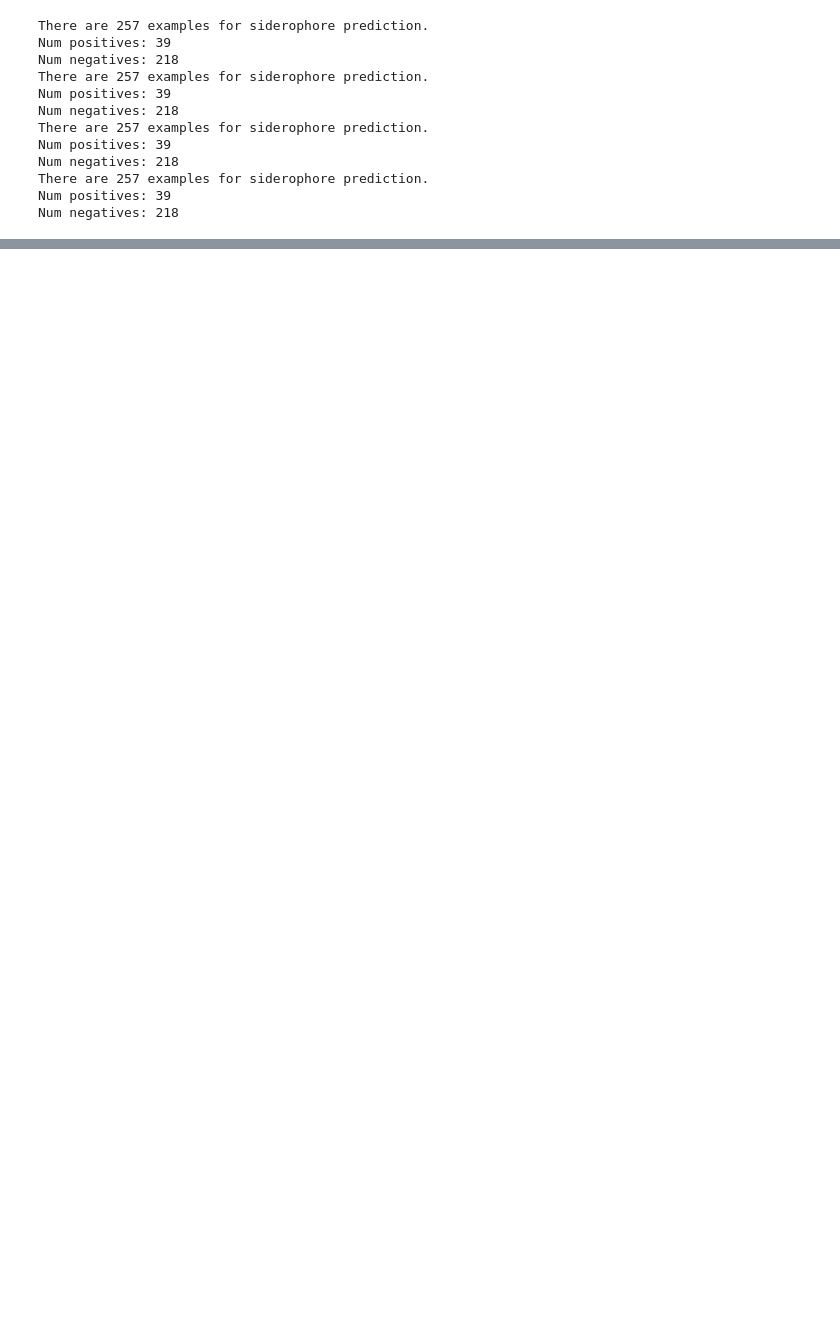
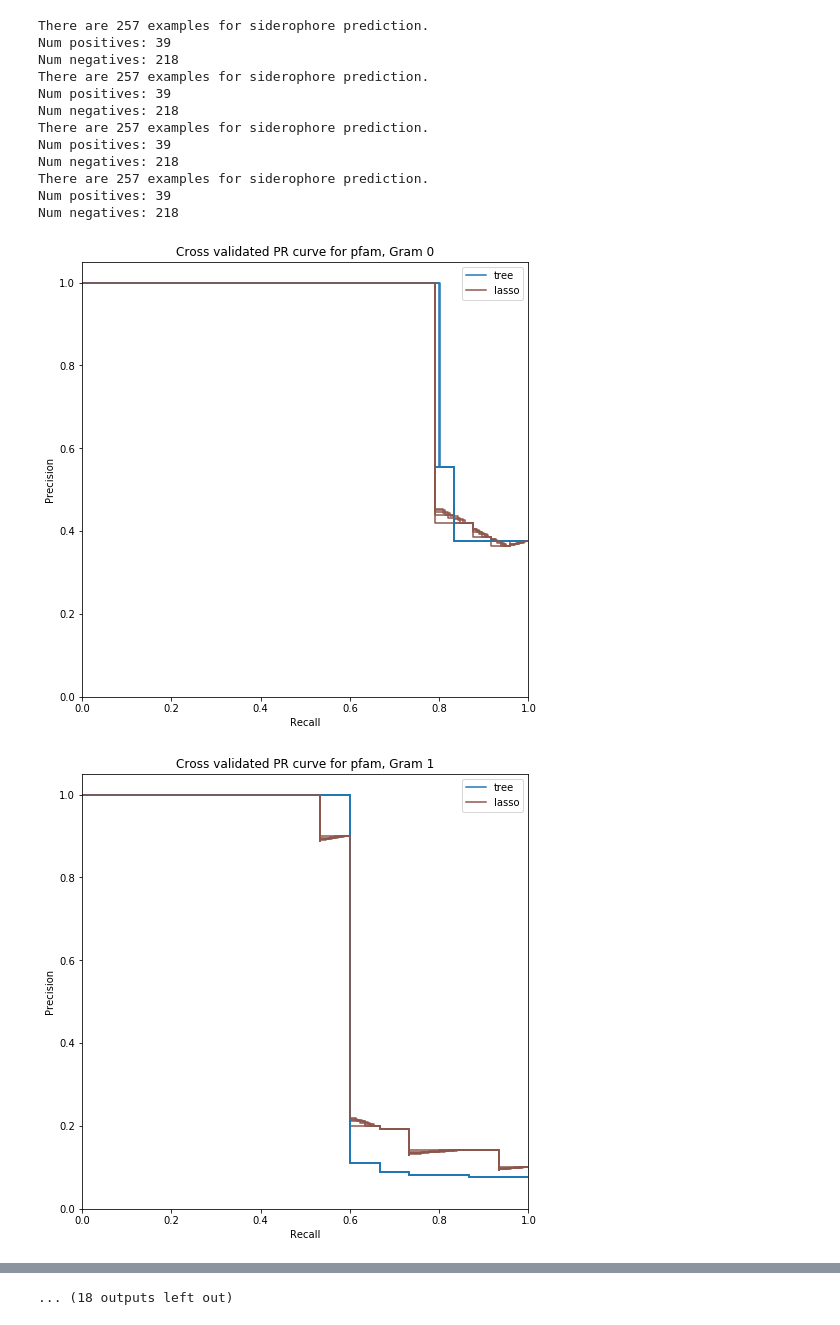
Before and after one commit to nickbhat/bgc_tran, a Jupyter notebook: full_stability.ipynb, the cells around one changed output, grey strips where cells are left out. Drawn from its saved outputs; the diff is of its cells as text; code cells hidden in the pictures; blank space fills up the shorter version.

Commit message:
Finalized pr curve, lasso coeffs, and rules

```diff
--- a/full_stability.ipynb
+++ b/full_stability.ipynb
@@ -89,0 +87,29 @@ def powerset(iterable):
+# %%
+def powerset(iterable):
+    "powerset([1,2,3]) --> () (1,) (2,) (3,) (1,2) (1,3) (2,3) (1,2,3)"
+    s = list(iterable)
+    return chain.from_iterable(combinations(s, r) for r in range(len(s)+1))
+
+for subset in powerset(siderophore_data.items()):
+    if len(subset) == 0:
+        continue
+
+    # Subset is of the form ((key, data), (key, data), ...)
+    # so we have to slice it.
+    keys = [x[0] for x in subset]
+    df = [x[1].set_index('BGC') for x in subset]
+    df = pd.concat(df, axis=1)
+
+    # Bookkeeping: make BGC a column and remove duplications
+    df = df.reset_index()
+    df = df.loc[:, ~df.columns.duplicated()]
+
+    names = ' + '.join(keys)
+
+    for gram_type, d in df.groupby('Gram'):
+        X, y = create_clf_data(d)
+        title = f'Cross validated PR curve for {names}, Gram {gram_type}'
+        fit_cross_val_and_plot_pr(X, y, classifiers, title=title)
+# %% [output]
+[figure, added]
+[figure, added]
@@ -89,0 +126 @@ def powerset(iterable):
+... (18 outputs left out)
```
Also changed, not shown: parts of 11 cells of this notebook, 1 other file.
